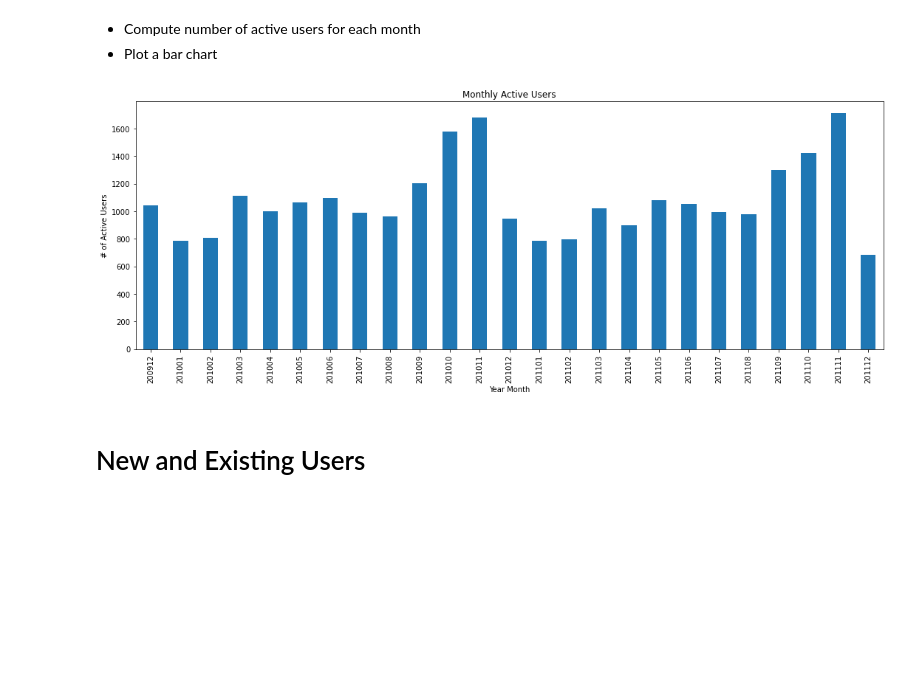
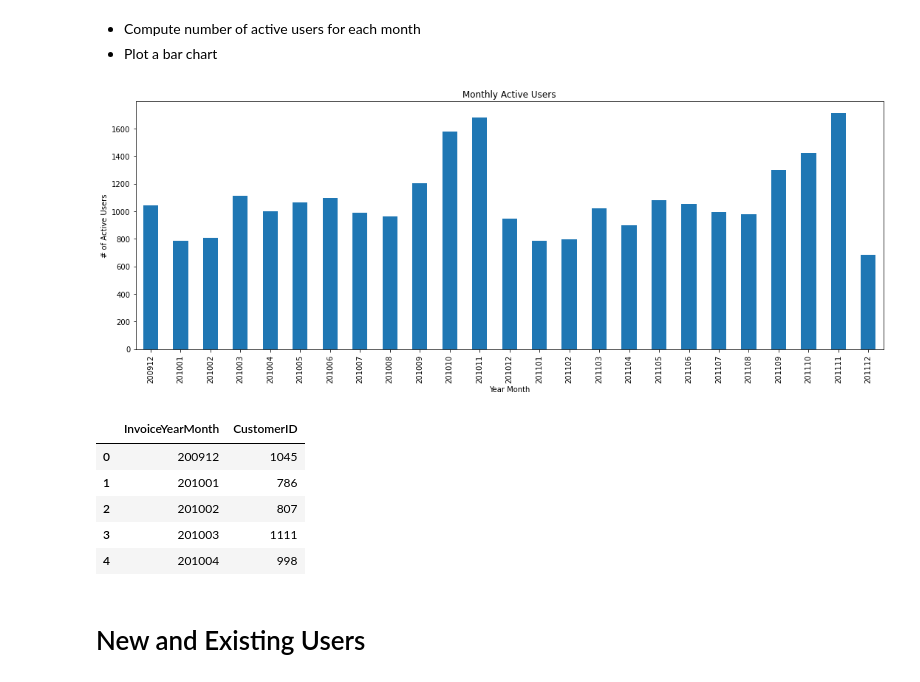
Before and after one commit to jarviscanada/jarvis_data_eng_KantyGakima, a Jupyter notebook: python_data_analytics/retail_data_analytics_wrangling.ipynb, the cells around one changed output. Saved outputs shown, nothing was run; the diff lists cells and outputs as text; code cells hidden in the pictures; blank space fills up the shorter version.

```diff
--- a/python_data_analytics/retail_data_analytics_wrangling.ipynb
+++ b/python_data_analytics/retail_data_analytics_wrangling.ipynb
@@ -269,26 +269,31 @@ plt.show()
 # %%
 monthly_active_users = (
     online_retail_df
     .groupby('InvoiceYearMonth', as_index=False)['CustomerID']
     .nunique()
-    .reset_index()
 )
 ax = monthly_active_users.plot(
     x='InvoiceYearMonth',
     y='CustomerID',
     kind='bar',
     figsize=(15, 6),
     legend=False
 )
 
 ax.set_title("Monthly Active Users")
 ax.set_xlabel("Year Month")
 ax.set_ylabel("# of Active Users")
 plt.xticks(rotation=90)
 plt.tight_layout()
 plt.show()
 # %% [output]
 [figure]
+|  | InvoiceYearMonth | CustomerID |
+| 0 | 200912 | 1045 |
+| 1 | 201001 | 786 |
+| 2 | 201002 | 807 |
+| 3 | 201003 | 1111 |
+| 4 | 201004 | 998 |
 # %% [markdown]
 # New and Existing Users
 # %% [markdown]
```
Also changed, not shown: parts of 1 cell of this notebook, 1 other file.
